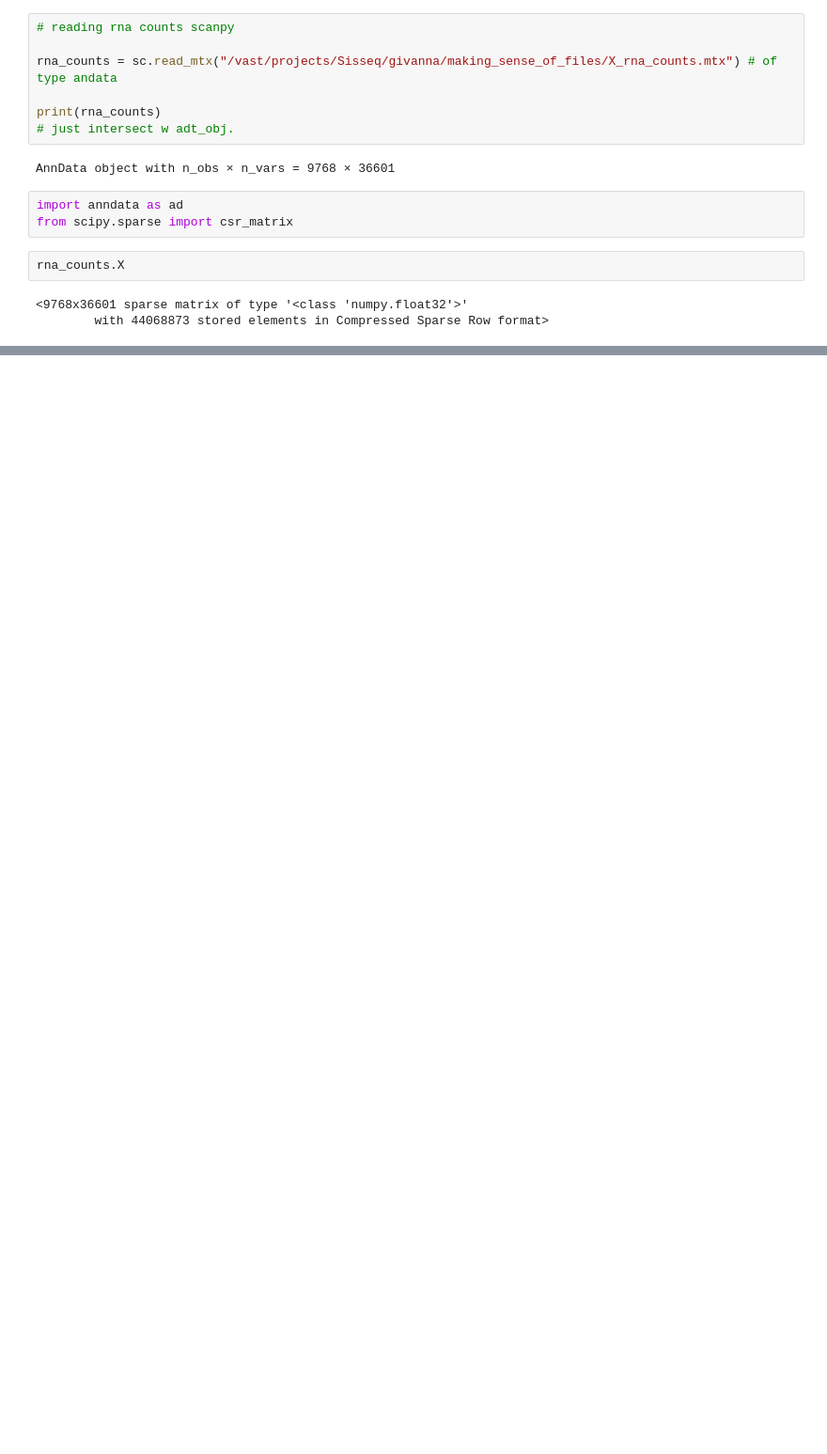
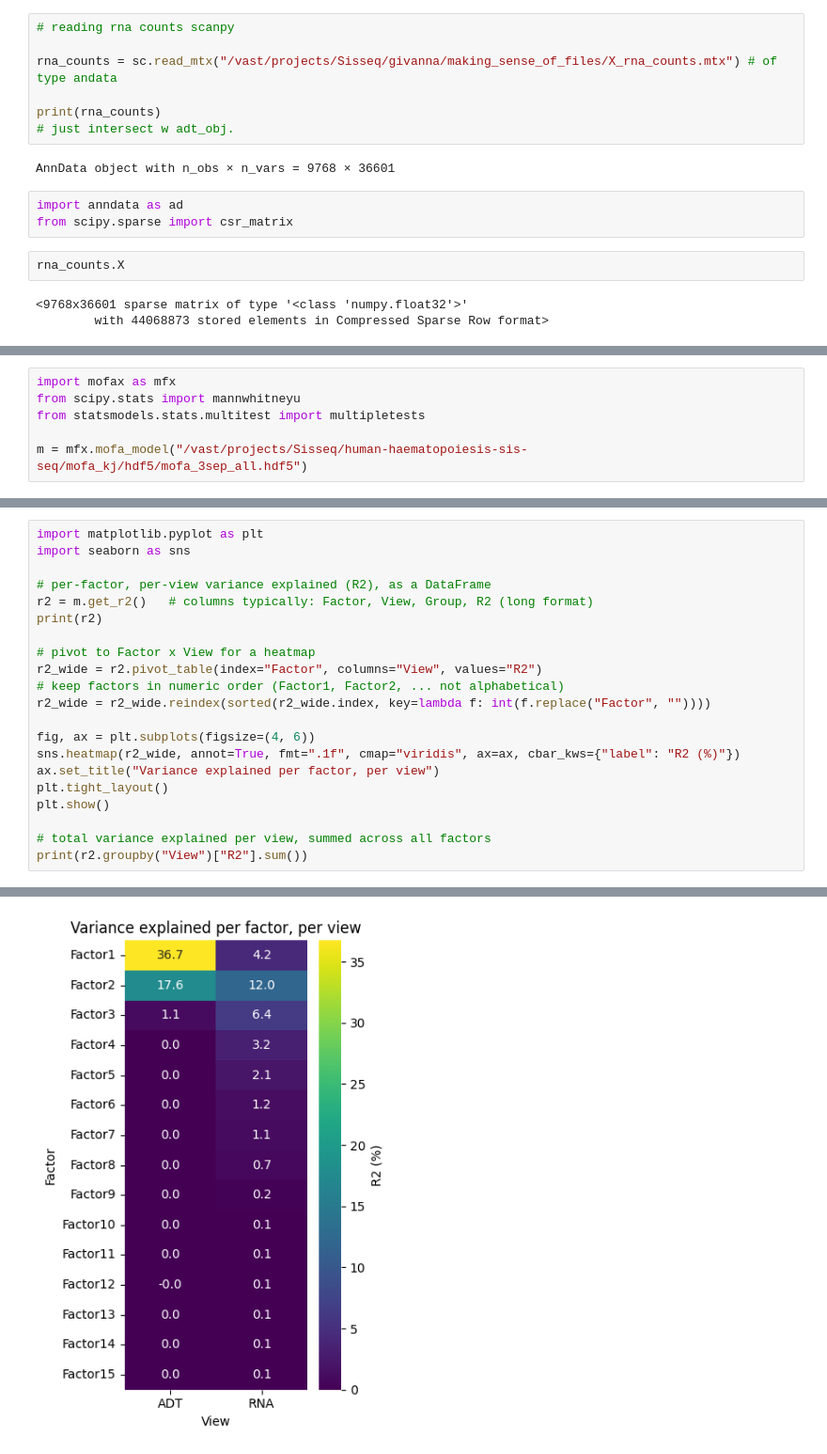
Before and after one commit to kj0s/mofa-nmf, a Jupyter notebook: final_mefisto (2).ipynb, the cells around one changed output, grey strips where cells are left out. Shown at 94% size. Cells and saved outputs as stored; diff of their text form; blank space fills up the shorter version.

```diff
--- a/final_mefisto (2).ipynb
+++ b/final_mefisto (2).ipynb
@@ -505,0 +775,6 @@ model.close()
+# %%
+import mofax as mfx
+from scipy.stats import mannwhitneyu
+from statsmodels.stats.multitest import multipletests
+
+m = mfx.mofa_model("/vast/projects/Sisseq/human-haematopoiesis-sis-seq/mofa_kj/hdf5/mofa_3sep_all.hdf5")
@@ -505,0 +983,22 @@ model.close()
+# %%
+import matplotlib.pyplot as plt
+import seaborn as sns
+
+# per-factor, per-view variance explained (R2), as a DataFrame
+r2 = m.get_r2()   # columns typically: Factor, View, Group, R2 (long format)
+print(r2)
+
+# pivot to Factor x View for a heatmap
+r2_wide = r2.pivot_table(index="Factor", columns="View", values="R2")
+# keep factors in numeric order (Factor1, Factor2, ... not alphabetical)
+r2_wide = r2_wide.reindex(sorted(r2_wide.index, key=lambda f: int(f.replace("Factor", ""))))
+
+fig, ax = plt.subplots(figsize=(4, 6))
+sns.heatmap(r2_wide, annot=True, fmt=".1f", cmap="viridis", ax=ax, cbar_kws={"label": "R2 (%)"})
+ax.set_title("Variance explained per factor, per view")
+plt.tight_layout()
+plt.show()
+
+# total variance explained per view, summed across all factors
+print(r2.groupby("View")["R2"].sum())
+# %% [output]
@@ -505,0 +1022 @@ model.close()
+[figure, added]
```
Also changed, not shown: parts of 65 cells of this notebook.
